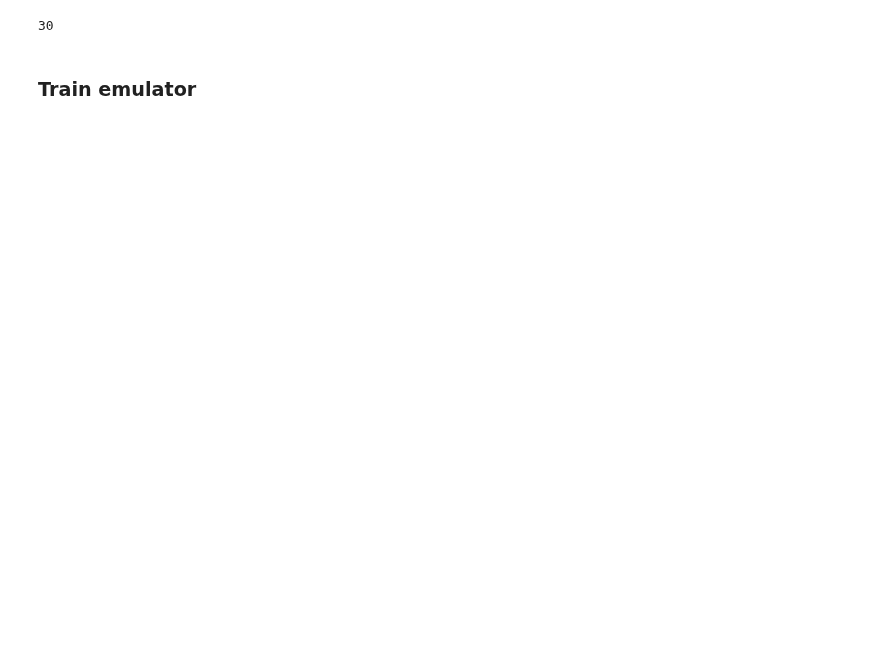
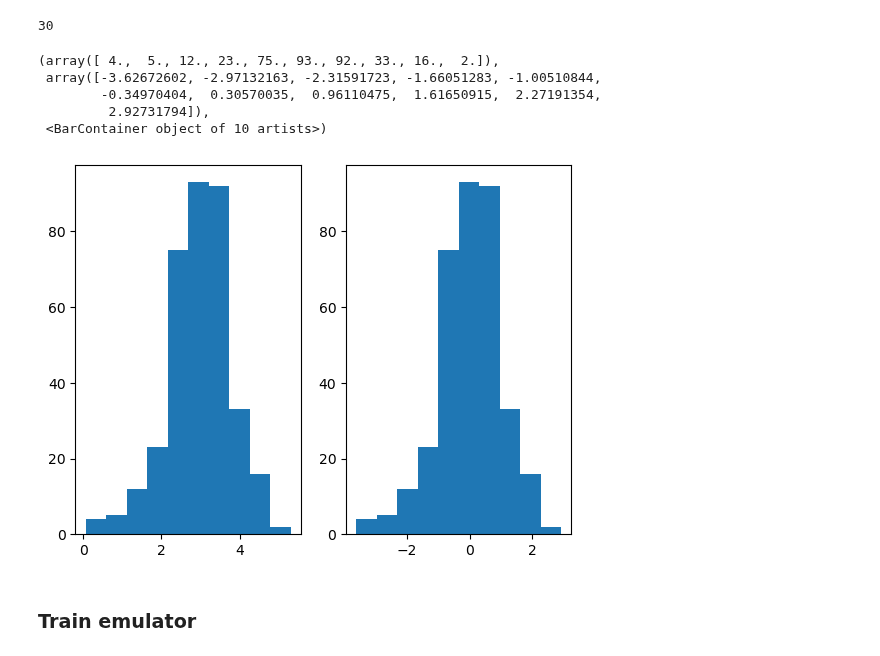
Before and after one commit to djk2120/CLM5PPE, a Jupyter notebook: pyth/GP_example_ORNL.ipynb, the cells around one changed output. Saved outputs shown, nothing was run; the diff lists cells and outputs as text; code cells hidden in the pictures; blank space fills up the shorter version.

```diff
--- a/pyth/GP_example_ORNL.ipynb
+++ b/pyth/GP_example_ORNL.ipynb
@@ -38,0 +25,9 @@ gpp_scaled = pd.DataFrame(std_scaler.fit_transform(gpp), columns=gpp.columns)
+# %%
+data = pd.read_csv("raw_data_gpp_params_values.csv",engine='python')
+# %%
+GPP = data['GPP'].values
+gpp = GPP[GPP!=0] # drop ensemble members that crashed
+gpp = gpp[0:355] # drop values that are nan in param file
+
+std_scaler = StandardScaler()
+gpp_scaled = std_scaler.fit_transform(gpp.reshape(-1, 1))
@@ -41,6 +43,19 @@ num_params = np.shape(ppe_params)[1]
 num_params
 # %% [output]
 30
+# %%
+# check data
+plt.subplot(1,2,1)
+plt.hist(gpp)
+plt.subplot(1,2,2)
+plt.hist(gpp_scaled)
+# %% [output]
+(array([ 4.,  5., 12., 23., 75., 93., 92., 33., 16.,  2.]),
+ array([-3.62672602, -2.97132163, -2.31591723, -1.66051283, -1.00510844,
+        -0.34970404,  0.30570035,  0.96110475,  1.61650915,  2.27191354,
+         2.92731794]),
+ <BarContainer object of 10 artists>)
+[figure, added]
 # %% [markdown]
 ### Train emulator
 # %%
```
Also changed, not shown: parts of 13 cells of this notebook.
